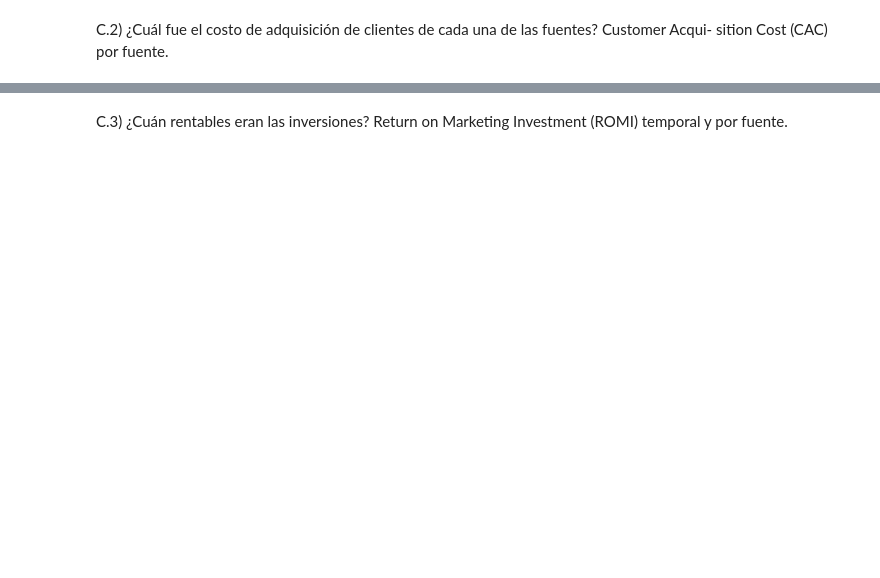
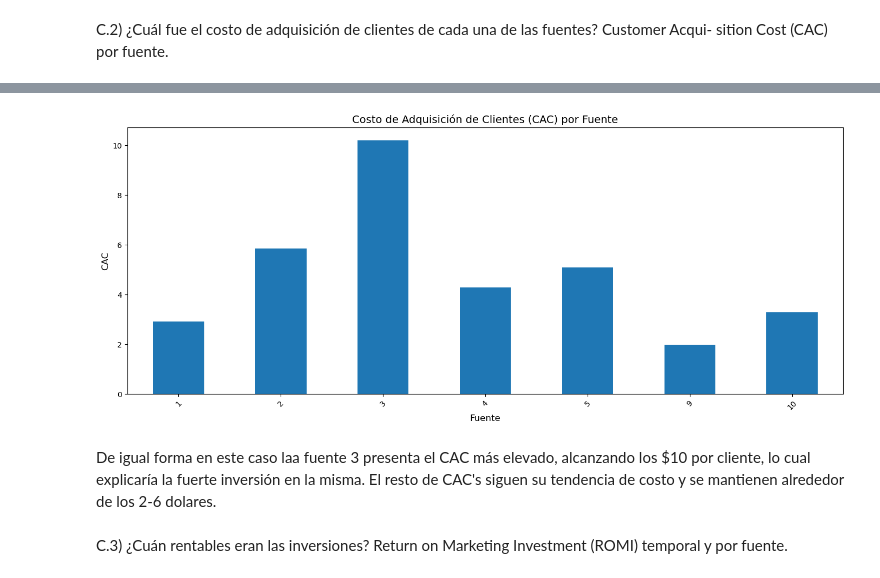
Before and after one commit to Pablouski7/pset4, a Jupyter notebook: notebooks/PSet4_Showz_Marketing.ipynb, the cells around one changed output, grey strips where cells are left out. Saved outputs shown, nothing was run; the diff lists cells and outputs as text; code cells hidden in the pictures; blank space fills up the shorter version.

```diff
--- a/notebooks/PSet4_Showz_Marketing.ipynb
+++ b/notebooks/PSet4_Showz_Marketing.ipynb
@@ -564,3 +566,6 @@ costos_por_fuente
 
 C.2) ¿Cuál fue el costo de adquisición de clientes de cada una de las fuentes? Customer Acqui-
 sition Cost (CAC) por fuente.
+# %%
+cohortes_conversion = pd.read_csv('../data/processed/cohortes_conversion.csv')
+cohortes_conversion
@@ -566,0 +586,6 @@ sition Cost (CAC) por fuente.
+# %%
+from metrics import calcular_cac
+
+cac = calcular_cac(costos_por_fuente, cohortes_conversion, visitas)
+cac.to_csv('../data/processed/cac_por_fuente.csv', index=False)
+cac
@@ -567,3 +601,16 @@ sition Cost (CAC) por fuente.
+# %%
+fig, ax = plt.subplots(figsize=(14, 6))
+cac.plot(ax=ax, x='source_id', y='cac', kind='bar', legend=False)
+ax.set_title('Costo de Adquisición de Clientes (CAC) por Fuente', fontsize=14)
+plt.xlabel('Fuente', fontsize=12)
+plt.ylabel('CAC', fontsize=12)
+plt.xticks(rotation=45)
+plt.tight_layout()
+plt.savefig('../reports/figures/cac_por_fuente.png', dpi=300, bbox_inches='tight')
+# %% [output]
+[figure, added]
+# %% [markdown]
+De igual forma en este caso laa fuente 3 presenta el CAC más elevado, alcanzando los $10 por cliente, lo cual explicaría la fuerte inversión en la misma. El resto de CAC's siguen su tendencia de costo y se mantienen alrededor de los 2-6 dolares.
 # %% [markdown]
 
 C.3) ¿Cuán rentables eran las inversiones? Return on Marketing Investment (ROMI) temporal
```
Also changed, not shown: parts of 10 cells of this notebook, 11 other files.
